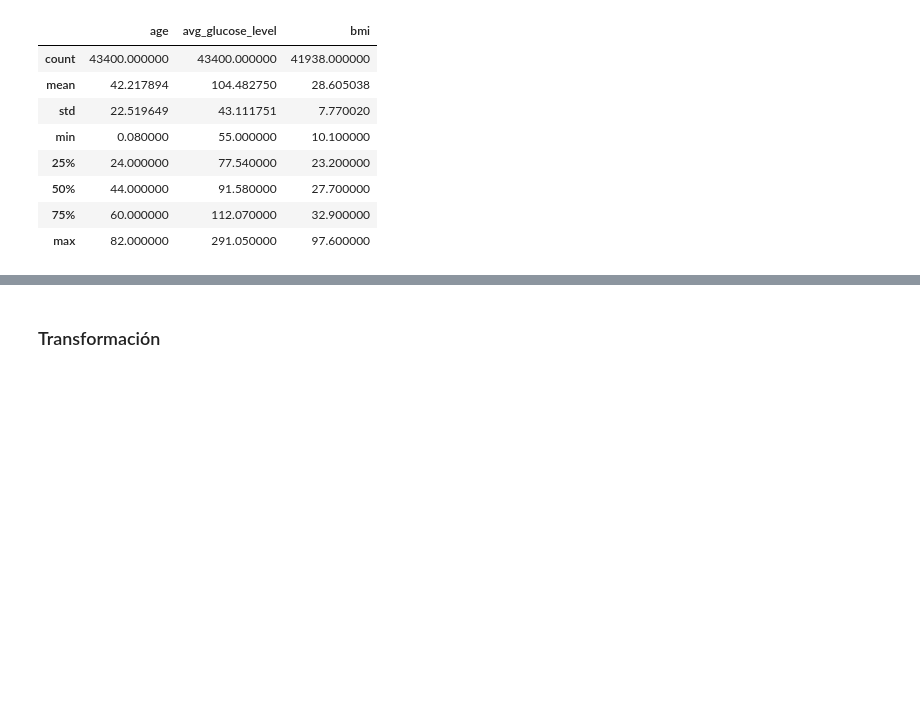
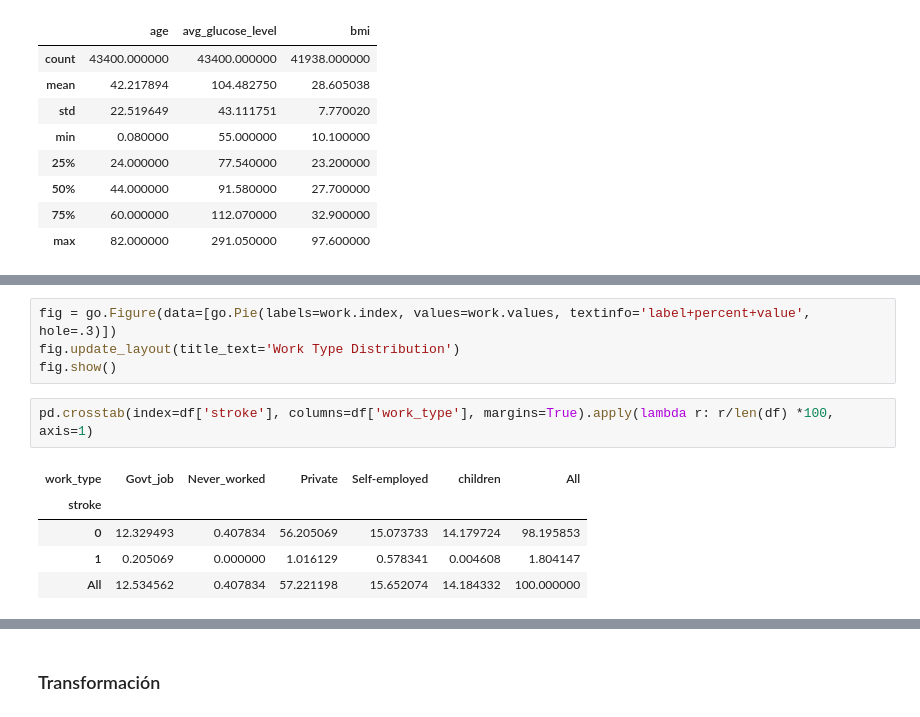
Before and after one commit to antoniocc12/Prediccion-ictus, a Jupyter notebook: notebooks/stroke.ipynb, the cells around one changed output, grey strips where cells are left out. Saved outputs shown, nothing was run; the diff lists cells and outputs as text; blank space fills up the shorter version.

```diff
--- a/notebooks/stroke.ipynb
+++ b/notebooks/stroke.ipynb
@@ -187,0 +327,12 @@ fig.show()
+# %%
+fig = go.Figure(data=[go.Pie(labels=work.index, values=work.values, textinfo='label+percent+value', hole=.3)])
+fig.update_layout(title_text='Work Type Distribution')
+fig.show()
+# %%
+pd.crosstab(index=df['stroke'], columns=df['work_type'], margins=True).apply(lambda r: r/len(df) *100, axis=1)
+# %% [output]
+| work_type | Govt_job | Never_worked | Private | Self-employed | children | All |
+| stroke |  |  |  |  |  |  |
+| 0 | 12.329493 | 0.407834 | 56.205069 | 15.073733 | 14.179724 | 98.195853 |
+| 1 | 0.205069 | 0.000000 | 1.016129 | 0.578341 | 0.004608 | 1.804147 |
+| All | 12.534562 | 0.407834 | 57.221198 | 15.652074 | 14.184332 | 100.000000 |
```
Also changed, not shown: parts of 39 cells of this notebook, 3 other files.
